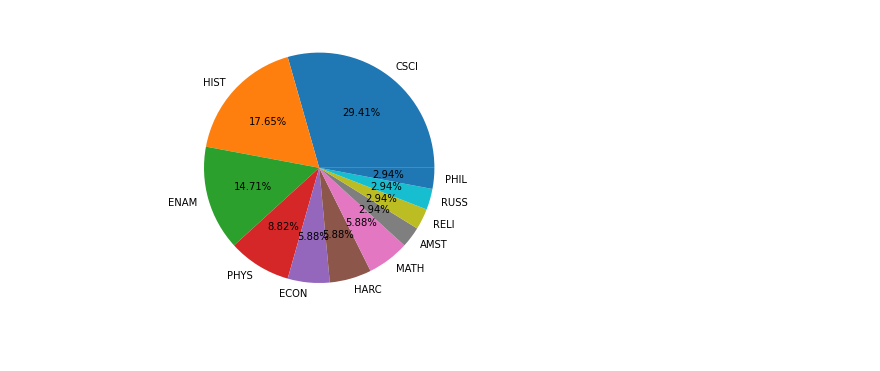
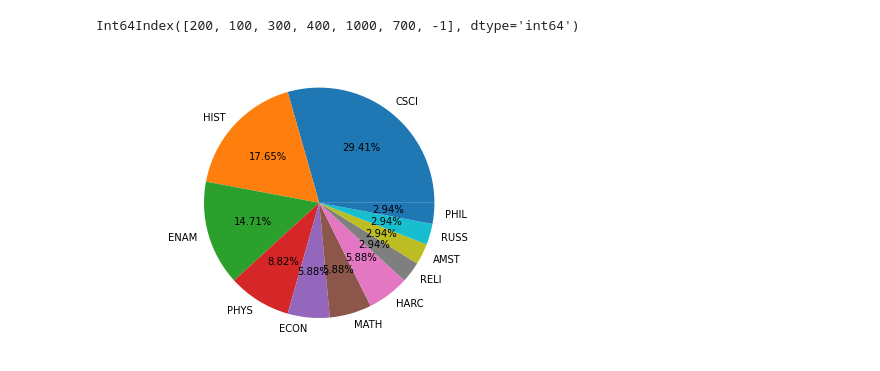
Before and after one commit to dborah123/college-course-analysis, a Jupyter notebook: analysis.ipynb, the cells around one changed output. Saved outputs shown, nothing was run; the diff lists cells and outputs as text; code cells hidden in the pictures.

Commit message:
Added more basic pie charts

```diff
--- a/analysis.ipynb
+++ b/analysis.ipynb
@@ -7,14 +27,24 @@ df = pd.read_csv("course-data.csv", sep="\t")
 # %%
+""" Level """
+
 # Processing Data
-counts = df.loc[:, "Department"].value_counts()
-departments = counts.index
+counts = df.loc[:, "Level"].value_counts()
+levels = counts.index
+levels
+# %% [output]
+Int64Index([200, 100, 300, 400, 1000, 700, -1], dtype='int64')
 # %%
+""" Departments """
+
+# Processing Data
+counts = df.loc[:, "Department"].value_counts()
+departments = counts.index
+
 # Displaying Data
-
-fig = plt.pyplot.figure()
+fig = plt.figure()
 ax = fig.add_axes([0,0,1,1])
 ax.axis('equal')
 ax.pie(counts,labels = departments, autopct='%1.2f%%')
-plt.pyplot.show()
+plt.show()
 # %% [output]
-[figure, old version]
+[figure, new version]
```
Also changed, not shown: parts of 3 cells of this notebook, 1 other file.
